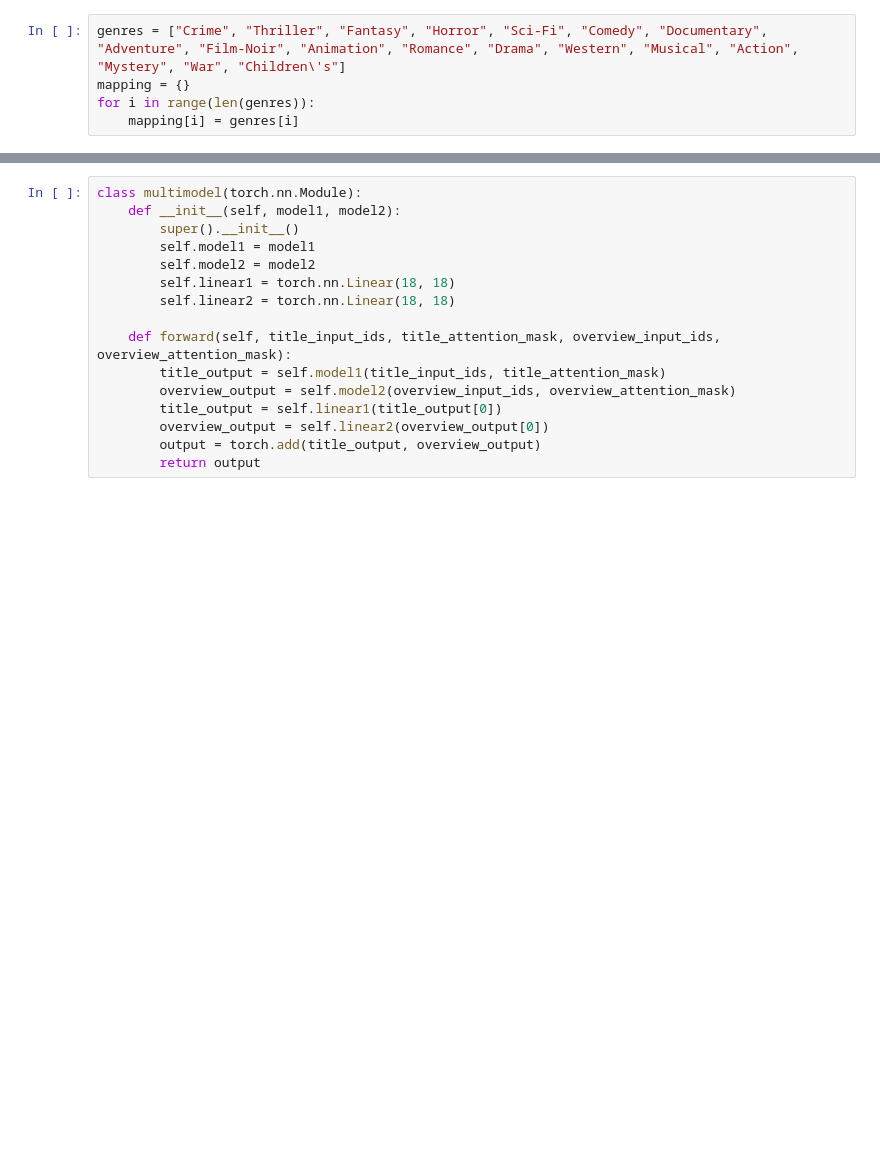
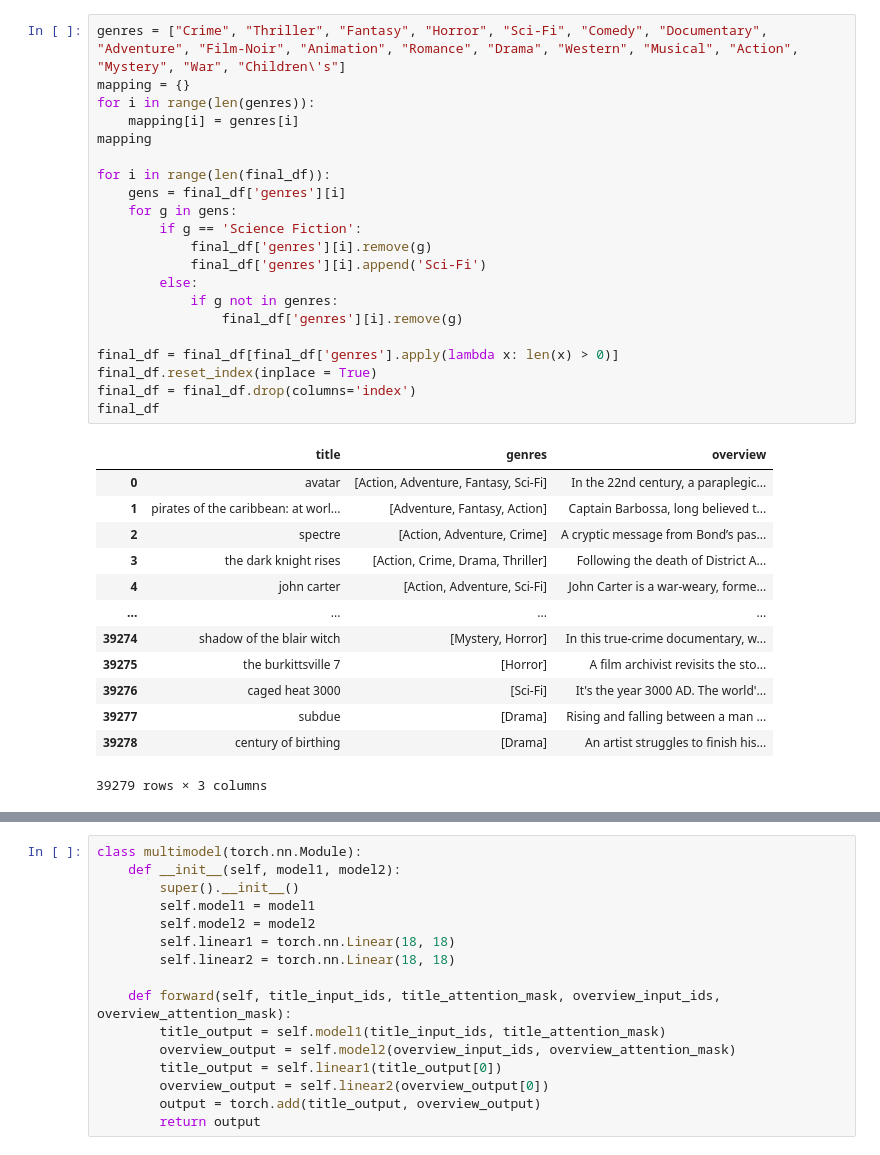
Before and after one commit to Tsun0193/ML-MovieGenre, a Jupyter notebook: test.ipynb, the cells around one changed output, grey strips where cells are left out. Drawn from its saved outputs; the diff is of its cells as text; blank space fills up the shorter version.

```diff
--- a/test.ipynb
+++ b/test.ipynb
@@ -8,8 +69,38 @@ from transformers import AutoTokenizer, DistilBertForSequenceClassification
 # %%
 genres = ["Crime", "Thriller", "Fantasy", "Horror", "Sci-Fi", "Comedy", "Documentary", "Adventure", "Film-Noir", "Animation", "Romance", "Drama", "Western", "Musical", "Action", "Mystery", "War", "Children\'s"]
 mapping = {}
 for i in range(len(genres)):
     mapping[i] = genres[i]
+mapping
+
+for i in range(len(final_df)):
+    gens = final_df['genres'][i]
+    for g in gens:
+        if g == 'Science Fiction':
+            final_df['genres'][i].remove(g)
+            final_df['genres'][i].append('Sci-Fi')
+        else:
+            if g not in genres:
+                final_df['genres'][i].remove(g)
+
+final_df = final_df[final_df['genres'].apply(lambda x: len(x) > 0)]
+final_df.reset_index(inplace = True)
+final_df = final_df.drop(columns='index')
+final_df
+# %% [output]
+|  | title | genres | overview |
+| 0 | avatar | [Action, Adventure, Fantasy, Sci-Fi] | In the 22nd century, a paraplegic... |
+| 1 | pirates of the caribbean: at worl... | [Adventure, Fantasy, Action] | Captain Barbossa, long believed t... |
+| 2 | spectre | [Action, Adventure, Crime] | A cryptic message from Bond’s pas... |
+| 3 | the dark knight rises | [Action, Crime, Drama, Thriller] | Following the death of District A... |
+| 4 | john carter | [Action, Adventure, Sci-Fi] | John Carter is a war-weary, forme... |
+| ... | ... | ... | ... |
+| 39274 | shadow of the blair witch | [Mystery, Horror] | In this true-crime documentary, w... |
+| 39275 | the burkittsville 7 | [Horror] | A film archivist revisits the sto... |
+| 39276 | caged heat 3000 | [Sci-Fi] | It's the year 3000 AD. The world'... |
+| 39277 | subdue | [Drama] | Rising and falling between a man ... |
+| 39278 | century of birthing | [Drama] | An artist struggles to finish his... |
+39279 rows × 3 columns
 # %%
 tokenizer = AutoTokenizer.from_pretrained("distilbert-base-uncased")
 model1 = DistilBertForSequenceClassification.from_pretrained("distilbert-base-uncased", problem_type="multi_label_classification", num_labels=18)
```
Also changed, not shown: parts of 22 cells of this notebook, 1 other file.
